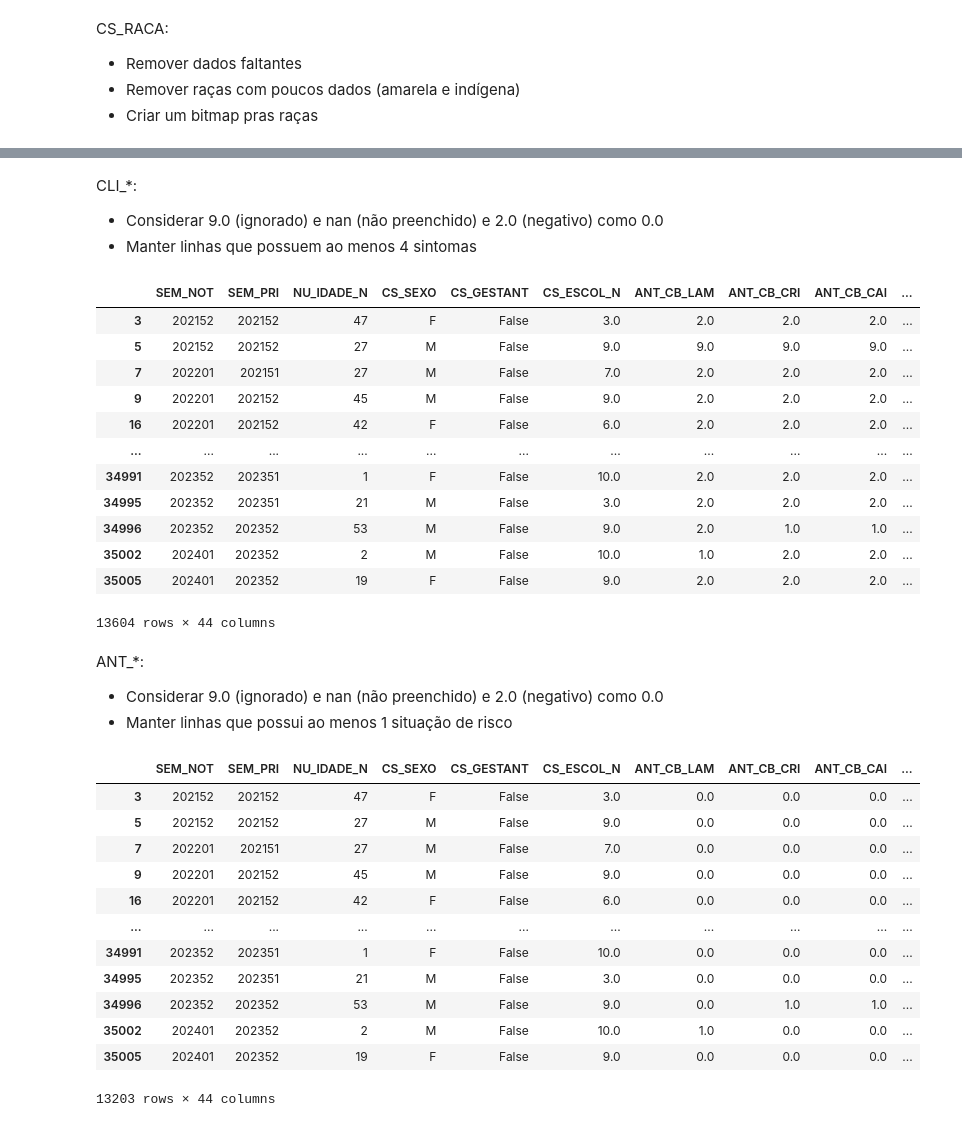
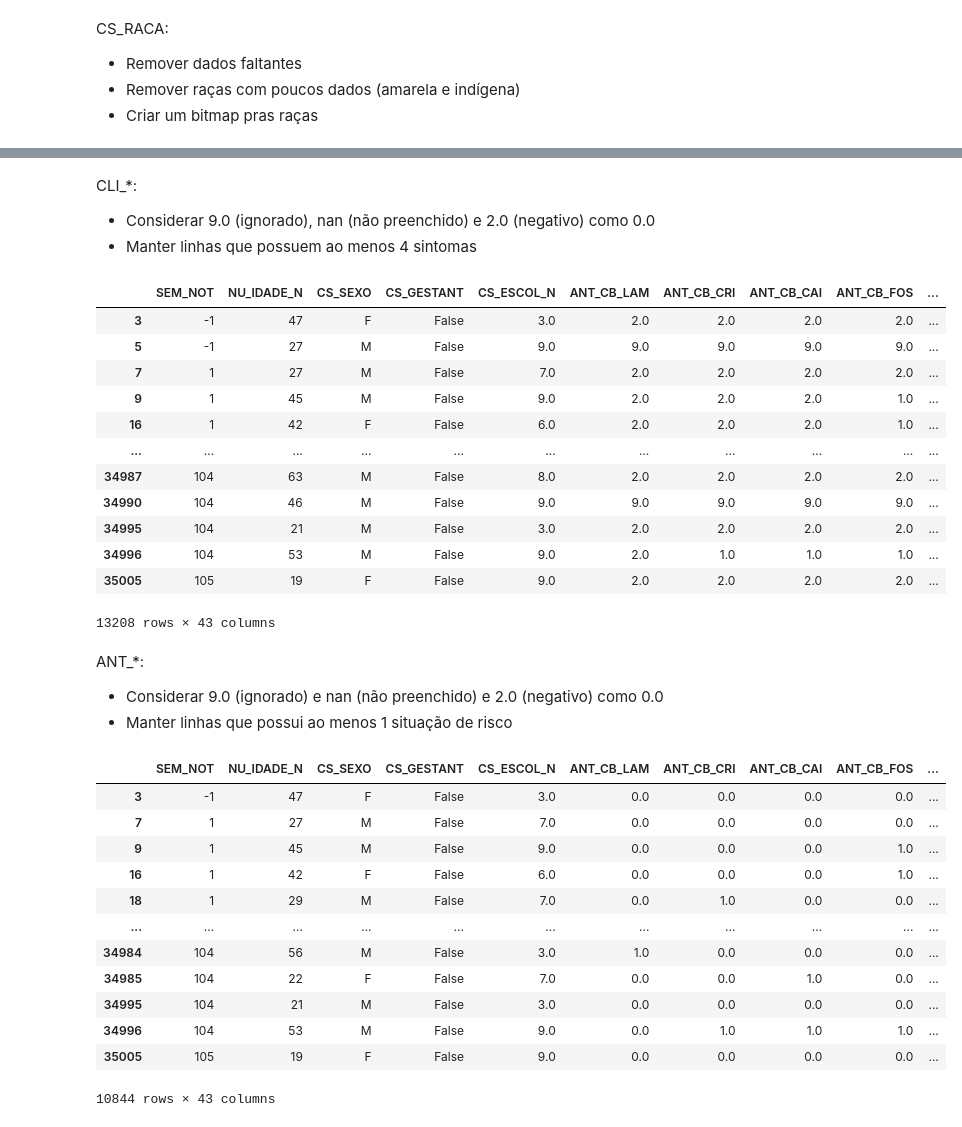
Before and after one commit to arturrur/mc853, a Jupyter notebook: Preprocessing.ipynb, the cells around one changed output, grey strips where cells are left out. Saved outputs shown, nothing was run; the diff lists cells and outputs as text; code cells hidden in the pictures.

```diff
--- a/Preprocessing.ipynb
+++ b/Preprocessing.ipynb
@@ -136,13 +133,7 @@ SEM_NOT & SEM_PRI:
 
 Obs: Teve uma amostra que tinha o valor de SEM_NOT como 2350, muito provavelmente um erro de digitação para 202350, ajustamos seu valor
 # %%
-print(df.groupby('SEM_PRI').size())
-print(df[df['SEM_PRI'].isna()].shape[0])
-print(df['SEM_PRI'].unique())
-print(len(df['SEM_PRI'].unique().tolist()))
-
 df.loc[df['SEM_NOT'] == 2350, 'SEM_NOT'] = 202350
-#df["SEM_NOT"] = df["SEM_NOT"].apply(lambda x: (x % 100) + (-53 if x // 100 == 2021 else (52 if x // 100 == 2023 else (104 if x // 100 == 2024 else 0))))
-#df["SEM_PRI"] = df["SEM_PRI"].apply(lambda x: (x % 100) + (-53 if x // 100 == 2021 else (52 if x // 100 == 2023 else (104 if x // 100 == 2024 else 0))))
+df["SEM_NOT"] = df["SEM_NOT"].apply(lambda x: (x % 100) + (-53 if x // 100 == 2021 else (52 if x // 100 == 2023 else (104 if x // 100 == 2024 else 0))))
 df
 # %% [output]
@@ -229,5 +202,6 @@ NU_IDADE_N:
 # %%
 df = df[df['NU_IDADE_N'] // 1000 == 4]
 df.loc[:, 'NU_IDADE_N'] = df['NU_IDADE_N'] % 1000
+df = df[df['NU_IDADE_N'] >= 7]
 df
 # %% [output]
@@ -255,13 +229,13 @@ racas = {
     2: "Preta",
     3: "Amarela",
     4: "Parda",
-    5: "Indígena",
+    5: "Indigena",
     9: "Ignorado"
 }
 
 df = df.dropna(subset=["CS_RACA"])
 df = df[df["CS_RACA"] != 9.0]
-df = df[(df['CS_RACA'] != 3.0) & (df['CS_RACA'] != 5.0)] # a professora fez isso, não sei se devemos fazer tbm ou não
+df = df[(df['CS_RACA'] != 3.0) & (df['CS_RACA'] != 5.0)]
 df["CS_RACA"] = df["CS_RACA"].map(racas)
 df = pd.get_dummies(df, columns=['CS_RACA'], prefix='', prefix_sep='')
 df
@@ -282,46 +256,46 @@ df
 # %% [markdown]
 CLI_*:
-- Considerar 9.0 (ignorado) e nan (não preenchido) e 2.0 (negativo) como 0.0
+- Considerar 9.0 (ignorado), nan (não preenchido) e 2.0 (negativo) como 0.0
 - Manter linhas que possuem ao menos 4 sintomas
 # %%
-df.iloc[:, 19:34] = df.iloc[:, 19:34].replace([9.0, 2.0], 0.0).fillna(0.0)
-remover = df.iloc[:, 19:34].sum(axis=1) < 4
+df.iloc[:, 18:33] = df.iloc[:, 18:33].replace([9.0, 2.0], 0.0).fillna(0.0)
+remover = df.iloc[:, 18:33].sum(axis=1) < 4
 df = df[~remover]
 df
 # %% [output]
-|  | SEM_NOT | SEM_PRI | NU_IDADE_N | CS_SEXO | CS_GESTANT | CS_ESCOL_N | ANT_CB_LAM | ANT_CB_CRI | ANT_CB_CAI | ... |
-| 3 | 202152 | 202152 | 47 | F | False | 3.0 | 2.0 | 2.0 | 2.0 | ... |
-| 5 | 202152 | 202152 | 27 | M | False | 9.0 | 9.0 | 9.0 | 9.0 | ... |
-| 7 | 202201 | 202151 | 27 | M | False | 7.0 | 2.0 | 2.0 | 2.0 | ... |
-| 9 | 202201 | 202152 | 45 | M | False | 9.0 | 2.0 | 2.0 | 2.0 | ... |
-| 16 | 202201 | 202152 | 42 | F | False | 6.0 | 2.0 | 2.0 | 2.0 | ... |
+|  | SEM_NOT | NU_IDADE_N | CS_SEXO | CS_GESTANT | CS_ESCOL_N | ANT_CB_LAM | ANT_CB_CRI | ANT_CB_CAI | ANT_CB_FOS | ... |
+| 3 | -1 | 47 | F | False | 3.0 | 2.0 | 2.0 | 2.0 | 2.0 | ... |
+| 5 | -1 | 27 | M | False | 9.0 | 9.0 | 9.0 | 9.0 | 9.0 | ... |
+| 7 | 1 | 27 | M | False | 7.0 | 2.0 | 2.0 | 2.0 | 2.0 | ... |
+| 9 | 1 | 45 | M | False | 9.0 | 2.0 | 2.0 | 2.0 | 1.0 | ... |
+| 16 | 1 | 42 | F | False | 6.0 | 2.0 | 2.0 | 2.0 | 1.0 | ... |
 | ... | ... | ... | ... | ... | ... | ... | ... | ... | ... | ... |
-| 34991 | 202352 | 202351 | 1 | F | False | 10.0 | 2.0 | 2.0 | 2.0 | ... |
-| 34995 | 202352 | 202351 | 21 | M | False | 3.0 | 2.0 | 2.0 | 2.0 | ... |
-| 34996 | 202352 | 202352 | 53 | M | False | 9.0 | 2.0 | 1.0 | 1.0 | ... |
-| 35002 | 202401 | 202352 | 2 | M | False | 10.0 | 1.0 | 2.0 | 2.0 | ... |
-| 35005 | 202401 | 202352 | 19 | F | False | 9.0 | 2.0 | 2.0 | 2.0 | ... |
+| 34987 | 104 | 63 | M | False | 8.0 | 2.0 | 2.0 | 2.0 | 2.0 | ... |
+| 34990 | 104 | 46 | M | False | 9.0 | 9.0 | 9.0 | 9.0 | 9.0 | ... |
+| 34995 | 104 | 21 | M | False | 3.0 | 2.0 | 2.0 | 2.0 | 2.0 | ... |
+| 34996 | 104 | 53 | M | False | 9.0 | 2.0 | 1.0 | 1.0 | 1.0 | ... |
+| 35005 | 105 | 19 | F | False | 9.0 | 2.0 | 2.0 | 2.0 | 2.0 | ... |
-13604 rows × 44 columns
+13208 rows × 43 columns
 # %% [markdown]
 ANT_*:
 - Considerar 9.0 (ignorado) e nan (não preenchido) e 2.0 (negativo) como 0.0
 - Manter linhas que possui ao menos 1 situação de risco
 # %%
-df.iloc[:, 6:20] = df.iloc[:, 6:20].replace([9.0, 2.0], 0.0).fillna(0.0)
-remover = df.iloc[:, 6:20].sum(axis=1) < 1
+df.iloc[:, 5:18] = df.iloc[:, 5:18].replace([9.0, 2.0], 0.0).fillna(0.0)
+remover = df.iloc[:, 5:18].sum(axis=1) < 1
 df = df[~remover]
 df
 # %% [output]
-|  | SEM_NOT | SEM_PRI | NU_IDADE_N | CS_SEXO | CS_GESTANT | CS_ESCOL_N | ANT_CB_LAM | ANT_CB_CRI | ANT_CB_CAI | ... |
-| 3 | 202152 | 202152 | 47 | F | False | 3.0 | 0.0 | 0.0 | 0.0 | ... |
-| 5 | 202152 | 202152 | 27 | M | False | 9.0 | 0.0 | 0.0 | 0.0 | ... |
-| 7 | 202201 | 202151 | 27 | M | False | 7.0 | 0.0 | 0.0 | 0.0 | ... |
-| 9 | 202201 | 202152 | 45 | M | False | 9.0 | 0.0 | 0.0 | 0.0 | ... |
-| 16 | 202201 | 202152 | 42 | F | False | 6.0 | 0.0 | 0.0 | 0.0 | ... |
+|  | SEM_NOT | NU_IDADE_N | CS_SEXO | CS_GESTANT | CS_ESCOL_N | ANT_CB_LAM | ANT_CB_CRI | ANT_CB_CAI | ANT_CB_FOS | ... |
+| 3 | -1 | 47 | F | False | 3.0 | 0.0 | 0.0 | 0.0 | 0.0 | ... |
+| 7 | 1 | 27 | M | False | 7.0 | 0.0 | 0.0 | 0.0 | 0.0 | ... |
+| 9 | 1 | 45 | M | False | 9.0 | 0.0 | 0.0 | 0.0 | 1.0 | ... |
+| 16 | 1 | 42 | F | False | 6.0 | 0.0 | 0.0 | 0.0 | 1.0 | ... |
+| 18 | 1 | 29 | M | False | 7.0 | 0.0 | 1.0 | 0.0 | 0.0 | ... |
 | ... | ... | ... | ... | ... | ... | ... | ... | ... | ... | ... |
-| 34991 | 202352 | 202351 | 1 | F | False | 10.0 | 0.0 | 0.0 | 0.0 | ... |
-| 34995 | 202352 | 202351 | 21 | M | False | 3.0 | 0.0 | 0.0 | 0.0 | ... |
-| 34996 | 202352 | 202352 | 53 | M | False | 9.0 | 0.0 | 1.0 | 1.0 | ... |
-| 35002 | 202401 | 202352 | 2 | M | False | 10.0 | 1.0 | 0.0 | 0.0 | ... |
-| 35005 | 202401 | 202352 | 19 | F | False | 9.0 | 0.0 | 0.0 | 0.0 | ... |
+| 34984 | 104 | 56 | M | False | 3.0 | 1.0 | 0.0 | 0.0 | 0.0 | ... |
+| 34985 | 104 | 22 | F | False | 7.0 | 0.0 | 0.0 | 1.0 | 0.0 | ... |
+| 34995 | 104 | 21 | M | False | 3.0 | 0.0 | 0.0 | 0.0 | 0.0 | ... |
+| 34996 | 104 | 53 | M | False | 9.0 | 0.0 | 1.0 | 1.0 | 1.0 | ... |
+| 35005 | 105 | 19 | F | False | 9.0 | 0.0 | 0.0 | 0.0 | 0.0 | ... |
-13203 rows × 44 columns
+10844 rows × 43 columns
```
Also changed, not shown: parts of 18 cells of this notebook.
